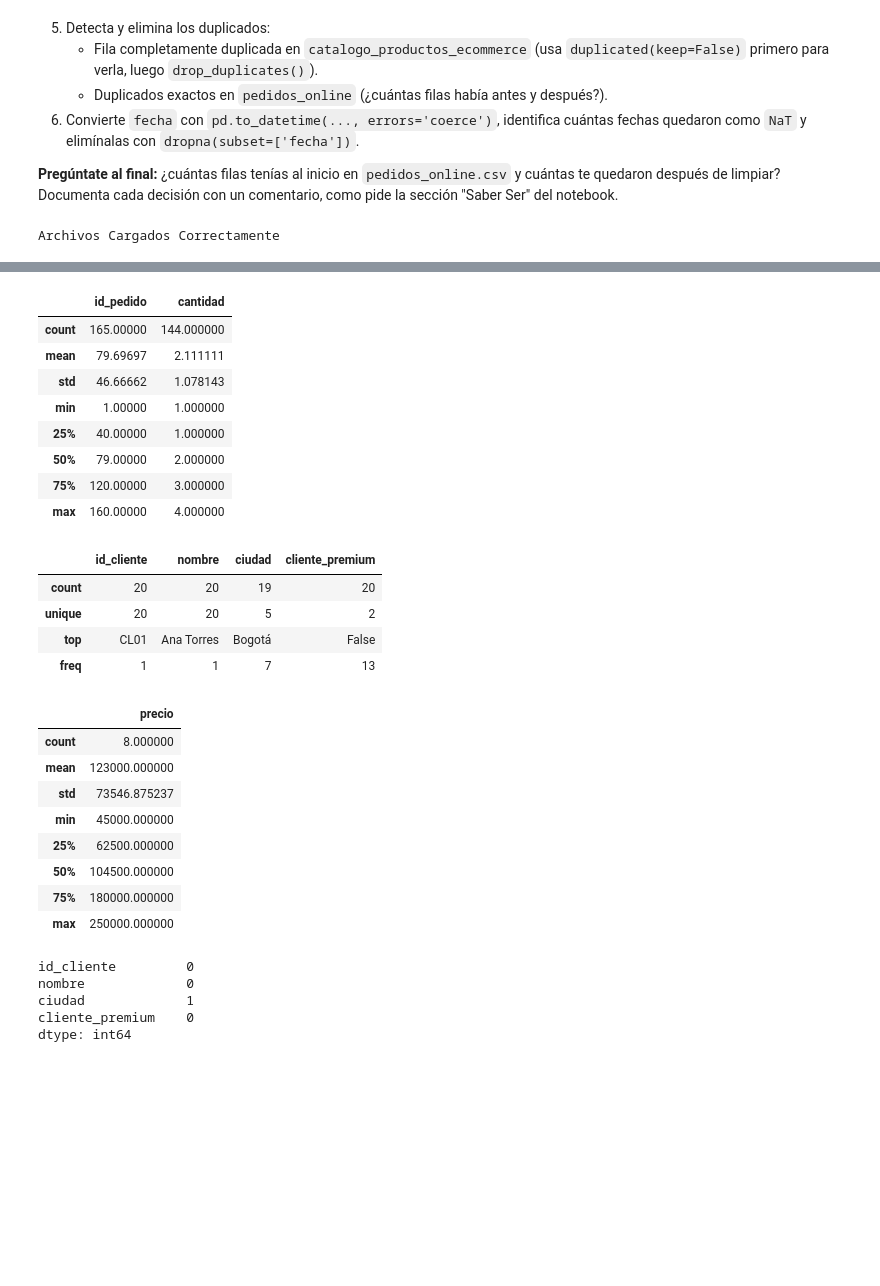
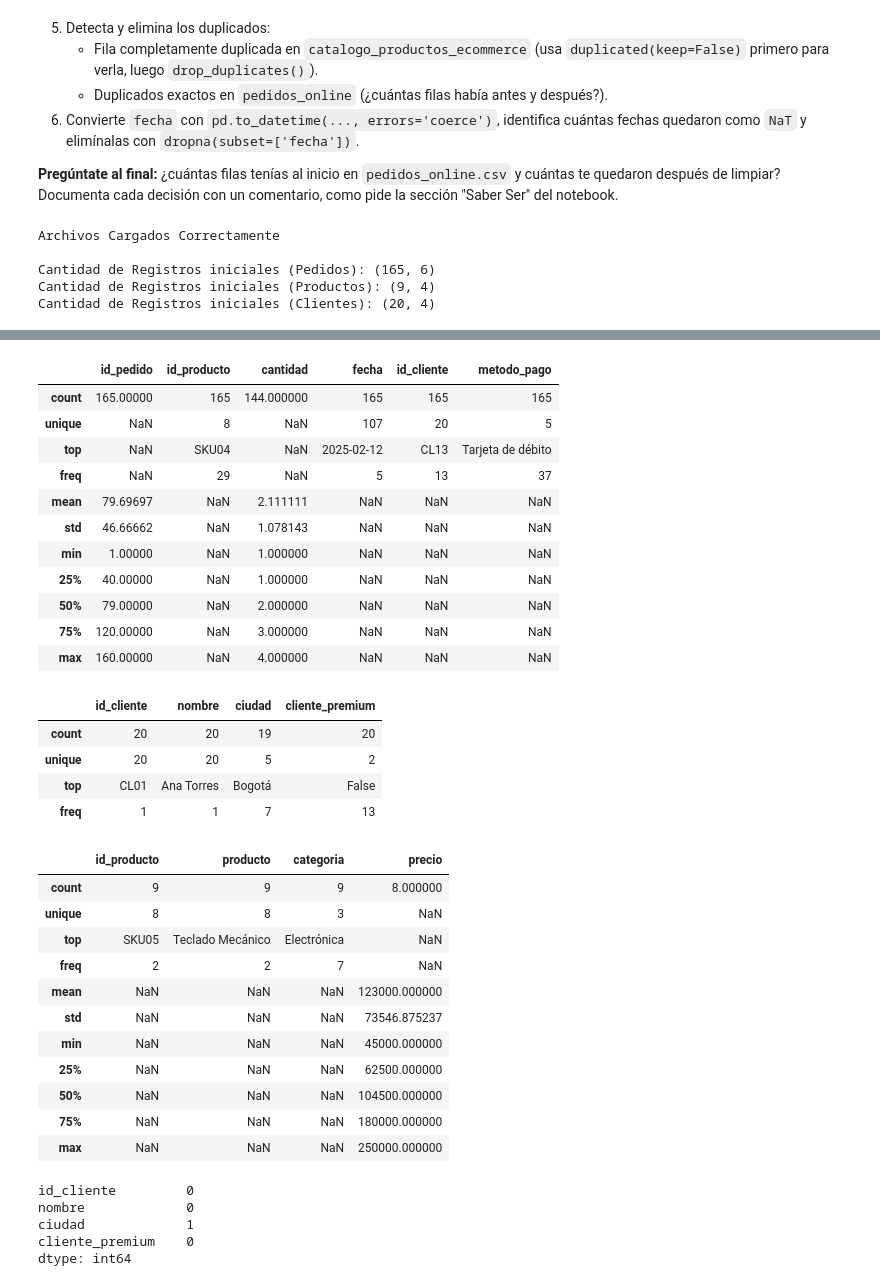
Before and after one commit to AmbarRocio-0127/Data_ScienceIA_Practicas, a Jupyter notebook: 4_Practica_IngenieriaDatos/Ejercicios_Practicos_Pandas.ipynb, the cells around one changed output, grey strips where cells are left out. Drawn from its saved outputs; the diff is of its cells as text; code cells hidden in the pictures; blank space fills up the shorter version.

```diff
--- a/4_Practica_IngenieriaDatos/Ejercicios_Practicos_Pandas.ipynb
+++ b/4_Practica_IngenieriaDatos/Ejercicios_Practicos_Pandas.ipynb
@@ -56,8 +56,15 @@ df_productos = pd.read_csv('catalogo_productos_ecommerce.csv')
 df_clientes = pd.read_json('clientes_ecommerce.json', orient='records')
 
 print("\nArchivos Cargados Correctamente")
+print(f"\nCantidad de Registros iniciales (Pedidos): {df_pedidos.shape}")
+print(f"Cantidad de Registros iniciales (Productos): {df_productos.shape}")
+print(f"Cantidad de Registros iniciales (Clientes): {df_clientes.shape}")
 # %% [output]
 Archivos Cargados Correctamente
+
+Cantidad de Registros iniciales (Pedidos): (165, 6)
+Cantidad de Registros iniciales (Productos): (9, 4)
+Cantidad de Registros iniciales (Clientes): (20, 4)
 # %%
 # 2. Auditoría inicial (.info() y .describe())
 df_pedidos.info()
@@ -84,15 +91,18 @@ dtypes: float64(1), int64(1), object(4)
 dtypes: bool(1), object(3)
 memory usage: 632.0+ bytes
 # %%
-df_pedidos.describe()
+df_pedidos.describe(include='all')
 # %% [output]
-|  | id_pedido | cantidad |
-| count | 165.00000 | 144.000000 |
-| mean | 79.69697 | 2.111111 |
-| std | 46.66662 | 1.078143 |
-| min | 1.00000 | 1.000000 |
-| 25% | 40.00000 | 1.000000 |
-| 50% | 79.00000 | 2.000000 |
-| 75% | 120.00000 | 3.000000 |
-| max | 160.00000 | 4.000000 |
+|  | id_pedido | id_producto | cantidad | fecha | id_cliente | metodo_pago |
+| count | 165.00000 | 165 | 144.000000 | 165 | 165 | 165 |
+| unique | NaN | 8 | NaN | 107 | 20 | 5 |
+| top | NaN | SKU04 | NaN | 2025-02-12 | CL13 | Tarjeta de débito |
+| freq | NaN | 29 | NaN | 5 | 13 | 37 |
+| mean | 79.69697 | NaN | 2.111111 | NaN | NaN | NaN |
+| std | 46.66662 | NaN | 1.078143 | NaN | NaN | NaN |
+| min | 1.00000 | NaN | 1.000000 | NaN | NaN | NaN |
+| 25% | 40.00000 | NaN | 1.000000 | NaN | NaN | NaN |
+| 50% | 79.00000 | NaN | 2.000000 | NaN | NaN | NaN |
+| 75% | 120.00000 | NaN | 3.000000 | NaN | NaN | NaN |
+| max | 160.00000 | NaN | 4.000000 | NaN | NaN | NaN |
 # %%
@@ -104,17 +114,20 @@ df_clientes.describe()
 | top | CL01 | Ana Torres | Bogotá | False |
 | freq | 1 | 1 | 7 | 13 |
 # %%
-df_productos.describe()
+df_productos.describe(include='all')
 # %% [output]
-|  | precio |
-| count | 8.000000 |
-| mean | 123000.000000 |
-| std | 73546.875237 |
-| min | 45000.000000 |
-| 25% | 62500.000000 |
-| 50% | 104500.000000 |
-| 75% | 180000.000000 |
-| max | 250000.000000 |
+|  | id_producto | producto | categoria | precio |
+| count | 9 | 9 | 9 | 8.000000 |
+| unique | 8 | 8 | 3 | NaN |
+| top | SKU05 | Teclado Mecánico | Electrónica | NaN |
+| freq | 2 | 2 | 7 | NaN |
+| mean | NaN | NaN | NaN | 123000.000000 |
+| std | NaN | NaN | NaN | 73546.875237 |
+| min | NaN | NaN | NaN | 45000.000000 |
+| 25% | NaN | NaN | NaN | 62500.000000 |
+| 50% | NaN | NaN | NaN | 104500.000000 |
+| 75% | NaN | NaN | NaN | 180000.000000 |
+| max | NaN | NaN | NaN | 250000.000000 |
 # %%
 # 3. Conteo de nulos por columna en cada tabla
 df_clientes.isna().sum()
```
Also changed, not shown: parts of 9 cells of this notebook.
